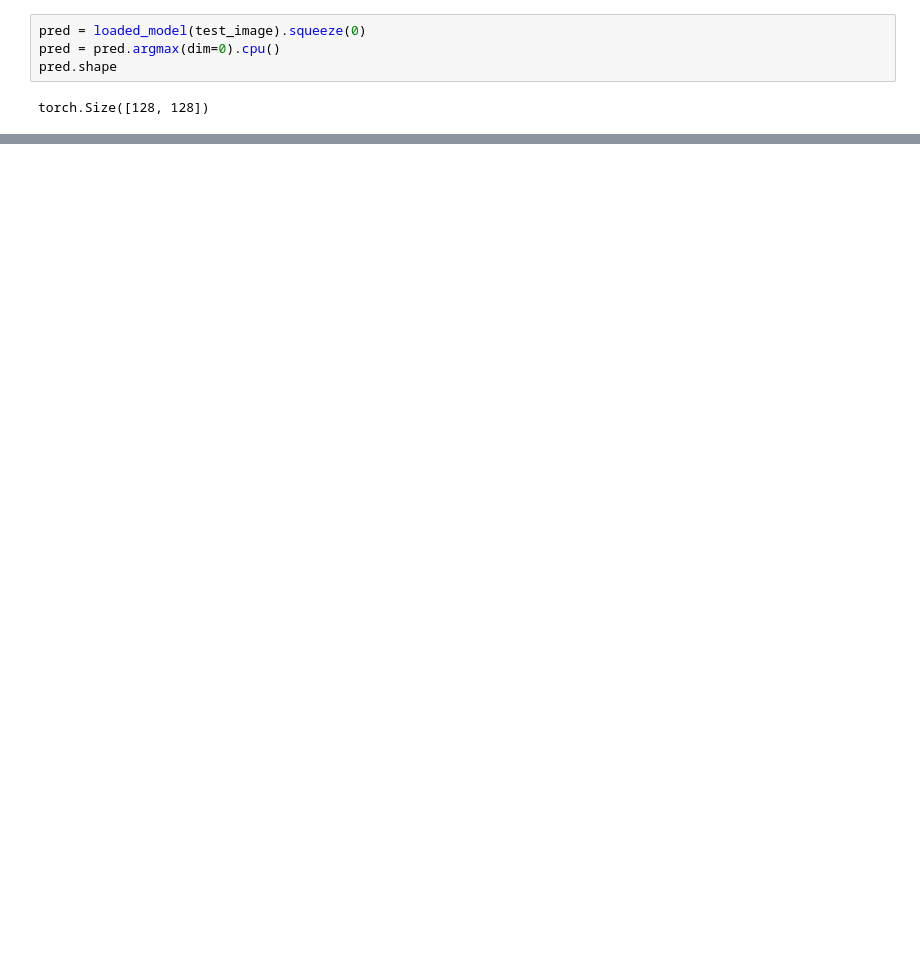
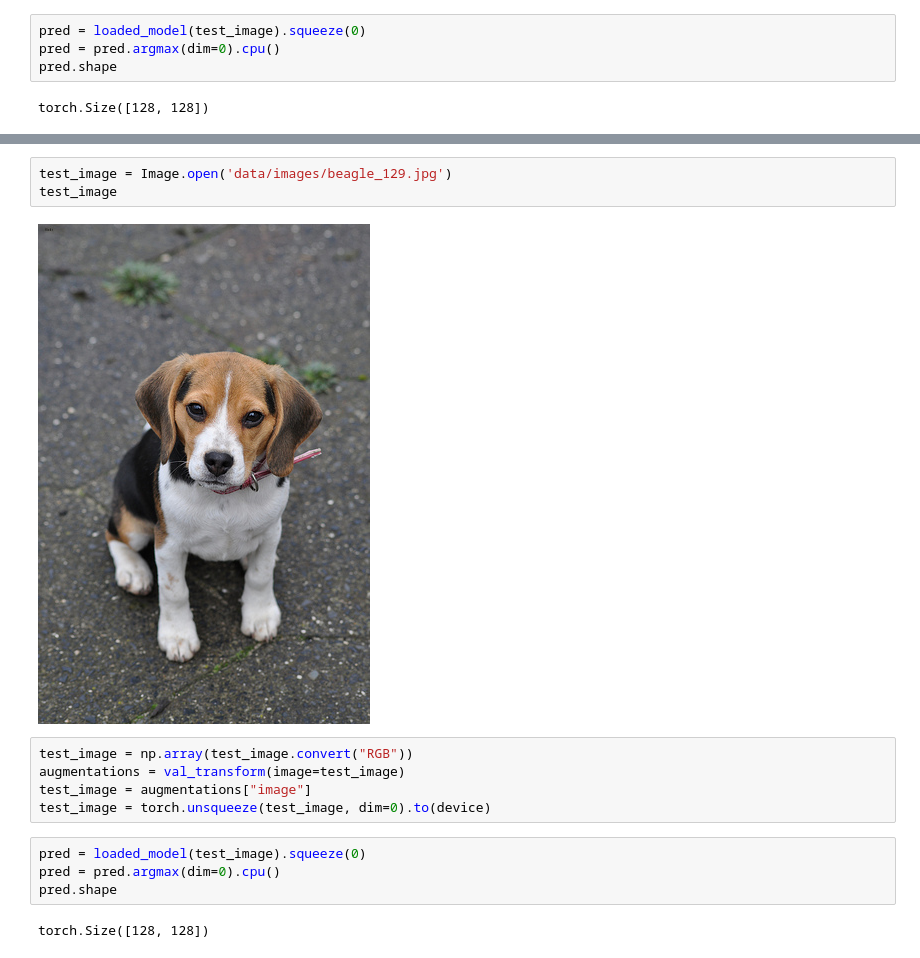
Before and after one commit to Fatemeh-Farnaghizadeh/Semantic_Segmentation_U-NET_Implementation_from_Scratch, a Jupyter notebook: Semantic_Segmentation.ipynb, the cells around one changed output, grey strips where cells are left out. Drawn from its saved outputs; the diff is of its cells as text; blank space fills up the shorter version.

```diff
--- a/Semantic_Segmentation.ipynb
+++ b/Semantic_Segmentation.ipynb
@@ -375,0 +381,16 @@ plt.show()
+# %%
+test_image = Image.open('data/images/beagle_129.jpg')
+test_image
+# %% [output]
+[figure, added]
+# %%
+test_image = np.array(test_image.convert("RGB"))
+augmentations = val_transform(image=test_image)
+test_image = augmentations["image"]
+test_image = torch.unsqueeze(test_image, dim=0).to(device)
+# %%
+pred = loaded_model(test_image).squeeze(0)
+pred = pred.argmax(dim=0).cpu()
+pred.shape
+# %% [output]
+torch.Size([128, 128])
```
Also changed, not shown: parts of 9 cells of this notebook.
